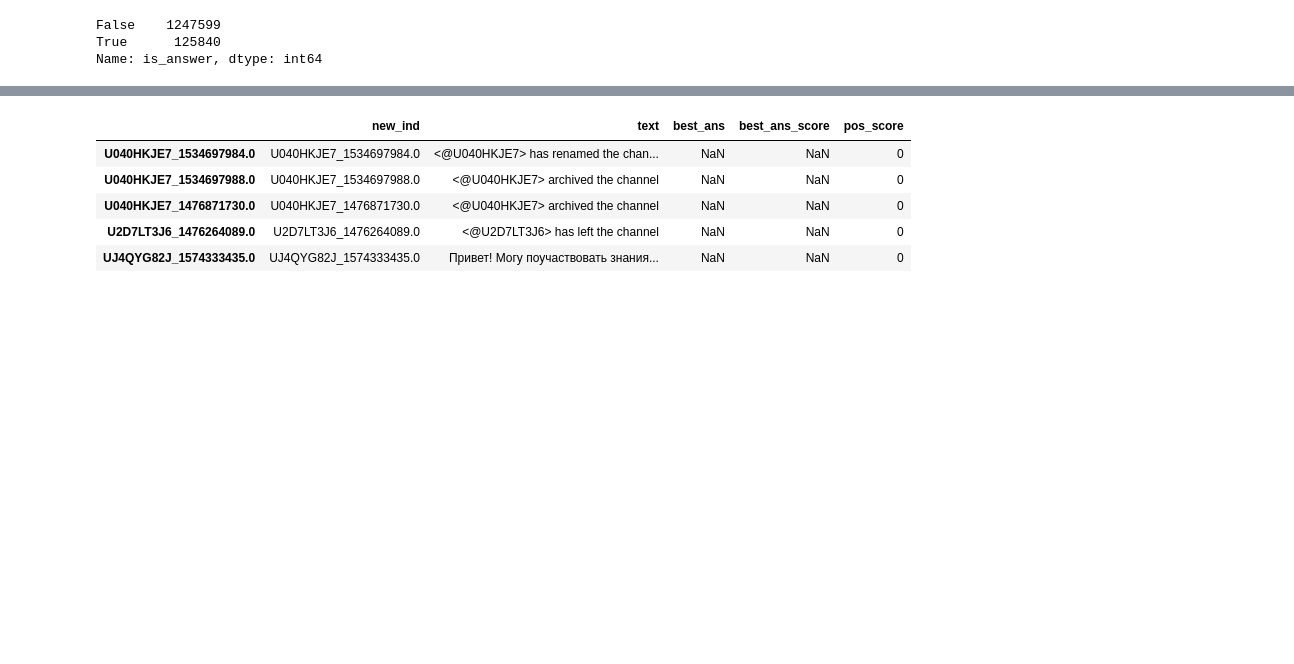
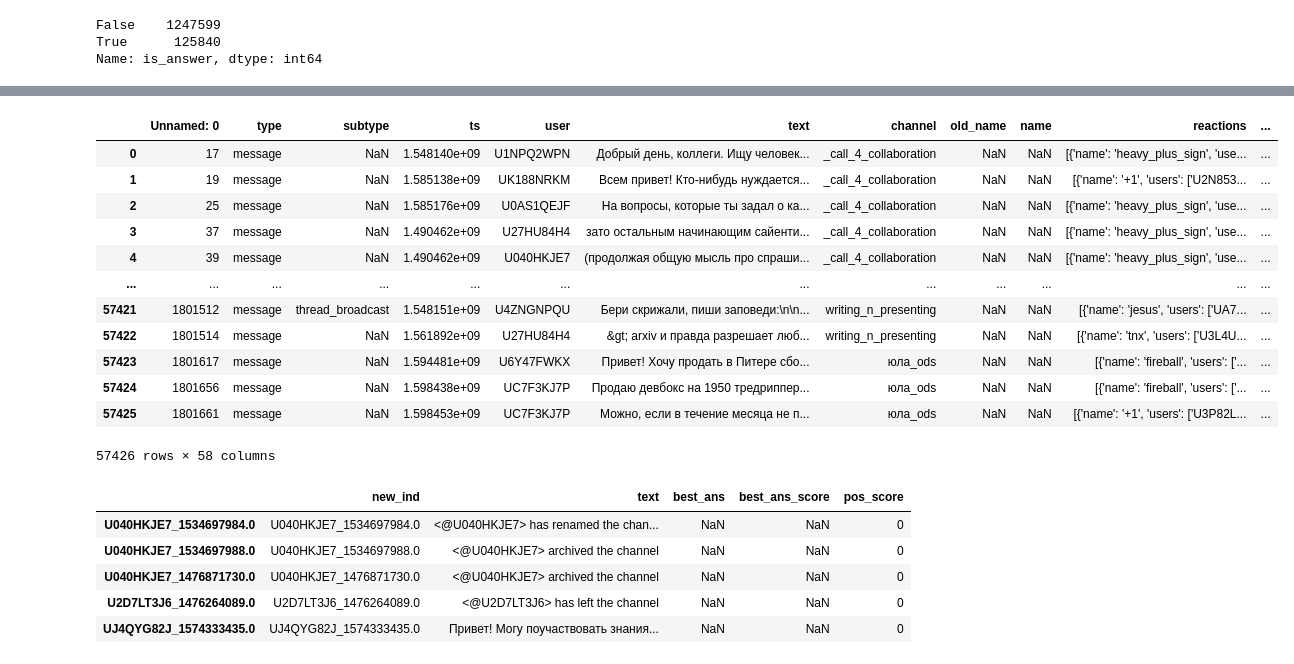
Before and after one commit to ods-pet-projects/ods_help_bot, a Jupyter notebook: notebooks/eda.ipynb, the cells around one changed output, grey strips where cells are left out. Saved outputs shown, nothing was run; the diff lists cells and outputs as text; code cells hidden in the pictures; blank space fills up the shorter version.

```diff
--- a/notebooks/eda.ipynb
+++ b/notebooks/eda.ipynb
@@ -62,3 +90,5 @@ Please use `tqdm.notebook.tqdm` instead of `tqdm.tqdm_notebook`
+# %%
+df = pd.read_csv('../data/ods_slack_answers.csv')
 # %%
 df_new = df[['new_ind', 'text']].rename(columns={'new_ind': 'best_ans', 'text': 'answer_text'})
 # %%
@@ -72,0 +118,16 @@ df['pos_score'] = df['new_ind'].apply(lambda x: pos_score_dict.get(x, 0))
+# %%
+df
+# %% [output]
+|  | Unnamed: 0 | type | subtype | ts | user | text | channel | old_name | name | reactions | ... |
+| 0 | 17 | message | NaN | 1.548140e+09 | U1NPQ2WPN | Добрый день, коллеги. Ищу человек... | _call_4_collaboration | NaN | NaN | [{'name': 'heavy_plus_sign', 'use... | ... |
+| 1 | 19 | message | NaN | 1.585138e+09 | UK188NRKM | Всем привет! Кто-нибудь нуждается... | _call_4_collaboration | NaN | NaN | [{'name': '+1', 'users': ['U2N853... | ... |
+| 2 | 25 | message | NaN | 1.585176e+09 | U0AS1QEJF | На вопросы, которые ты задал о ка... | _call_4_collaboration | NaN | NaN | [{'name': 'heavy_plus_sign', 'use... | ... |
+| 3 | 37 | message | NaN | 1.490462e+09 | U27HU84H4 | зато остальным начинающим сайенти... | _call_4_collaboration | NaN | NaN | [{'name': 'heavy_plus_sign', 'use... | ... |
+| 4 | 39 | message | NaN | 1.490462e+09 | U040HKJE7 | (продолжая общую мысль про спраши... | _call_4_collaboration | NaN | NaN | [{'name': 'heavy_plus_sign', 'use... | ... |
+| ... | ... | ... | ... | ... | ... | ... | ... | ... | ... | ... | ... |
+| 57421 | 1801512 | message | thread_broadcast | 1.548151e+09 | U4ZNGNPQU | Бери скрижали, пиши заповеди:\n\n... | writing_n_presenting | NaN | NaN | [{'name': 'jesus', 'users': ['UA7... | ... |
+| 57422 | 1801514 | message | NaN | 1.561892e+09 | U27HU84H4 | &gt; arxiv и правда разрешает люб... | writing_n_presenting | NaN | NaN | [{'name': 'tnx', 'users': ['U3L4U... | ... |
+| 57423 | 1801617 | message | NaN | 1.594481e+09 | U6Y47FWKX | Привет! Хочу продать в Питере сбо... | юла_ods | NaN | NaN | [{'name': 'fireball', 'users': ['... | ... |
+| 57424 | 1801656 | message | NaN | 1.598438e+09 | UC7F3KJ7P | Продаю девбокс на 1950 тредриппер... | юла_ods | NaN | NaN | [{'name': 'fireball', 'users': ['... | ... |
+| 57425 | 1801661 | message | NaN | 1.598453e+09 | UC7F3KJ7P | Можно, если в течение месяца не п... | юла_ods | NaN | NaN | [{'name': '+1', 'users': ['U3P82L... | ... |
+57426 rows × 58 columns
```
Also changed, not shown: parts of 17 cells of this notebook, 3 other files.
